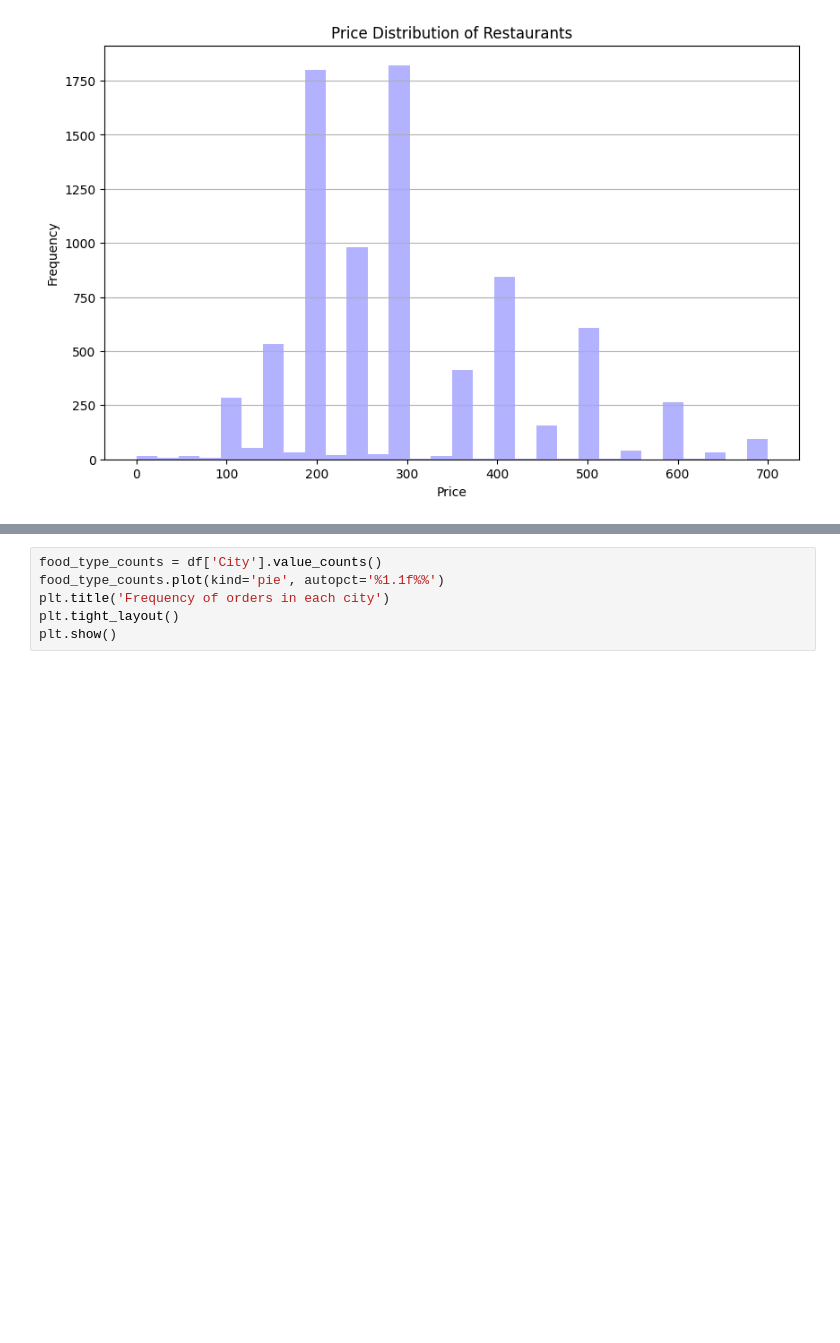
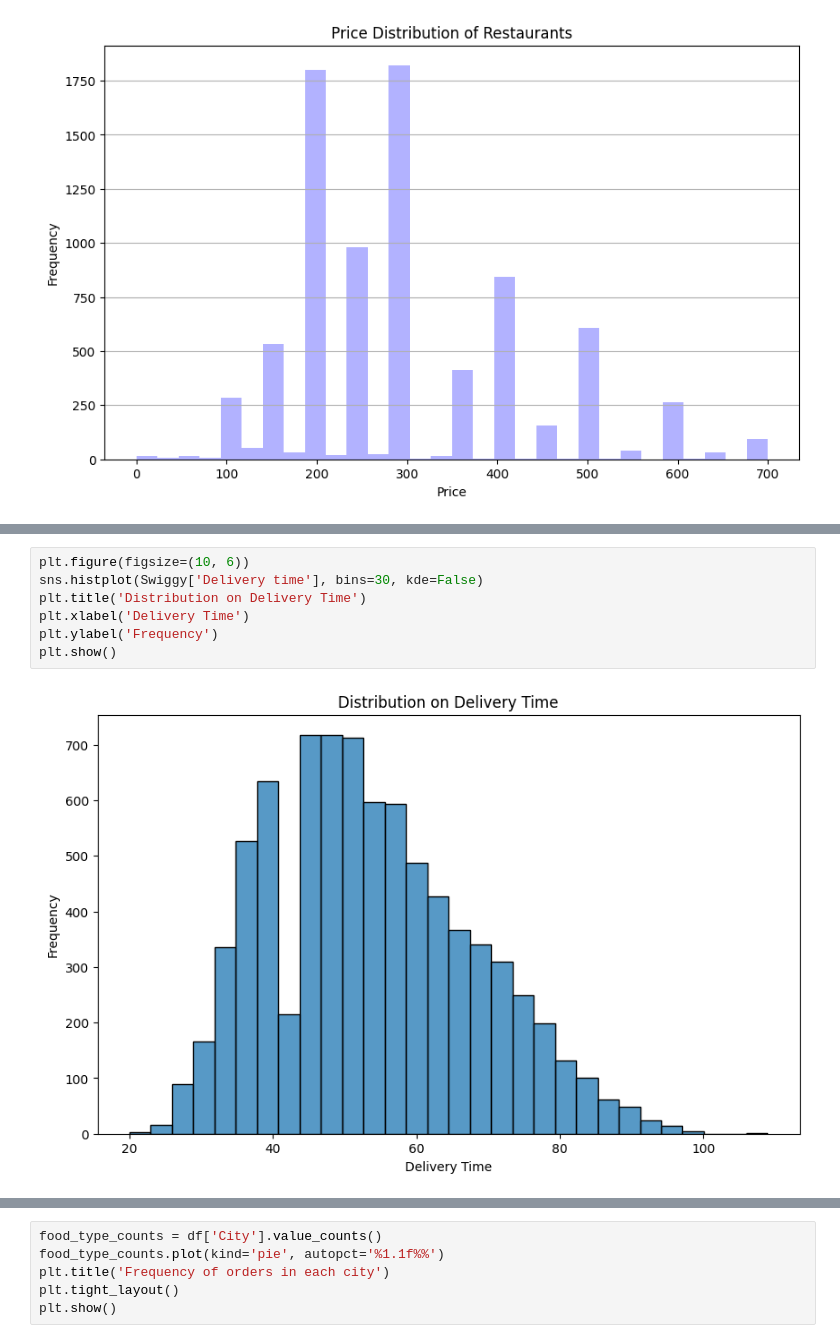
Before and after one commit to pawarsahil2005/DEVL-MiniProject, a Jupyter notebook: DEVL MINI PROJECT.ipynb, the cells around one changed output, grey strips where cells are left out. Saved outputs shown, nothing was run; the diff lists cells and outputs as text; blank space fills up the shorter version.

```diff
--- a/DEVL MINI PROJECT.ipynb
+++ b/DEVL MINI PROJECT.ipynb
@@ -545,0 +602,9 @@ plt.show()
+# %%
+plt.figure(figsize=(10, 6))
+sns.histplot(Swiggy['Delivery time'], bins=30, kde=False)
+plt.title('Distribution on Delivery Time')
+plt.xlabel('Delivery Time')
+plt.ylabel('Frequency')
+plt.show()
+# %% [output]
+[figure, added]
```
Also changed, not shown: parts of 14 cells of this notebook, 1 other file.
